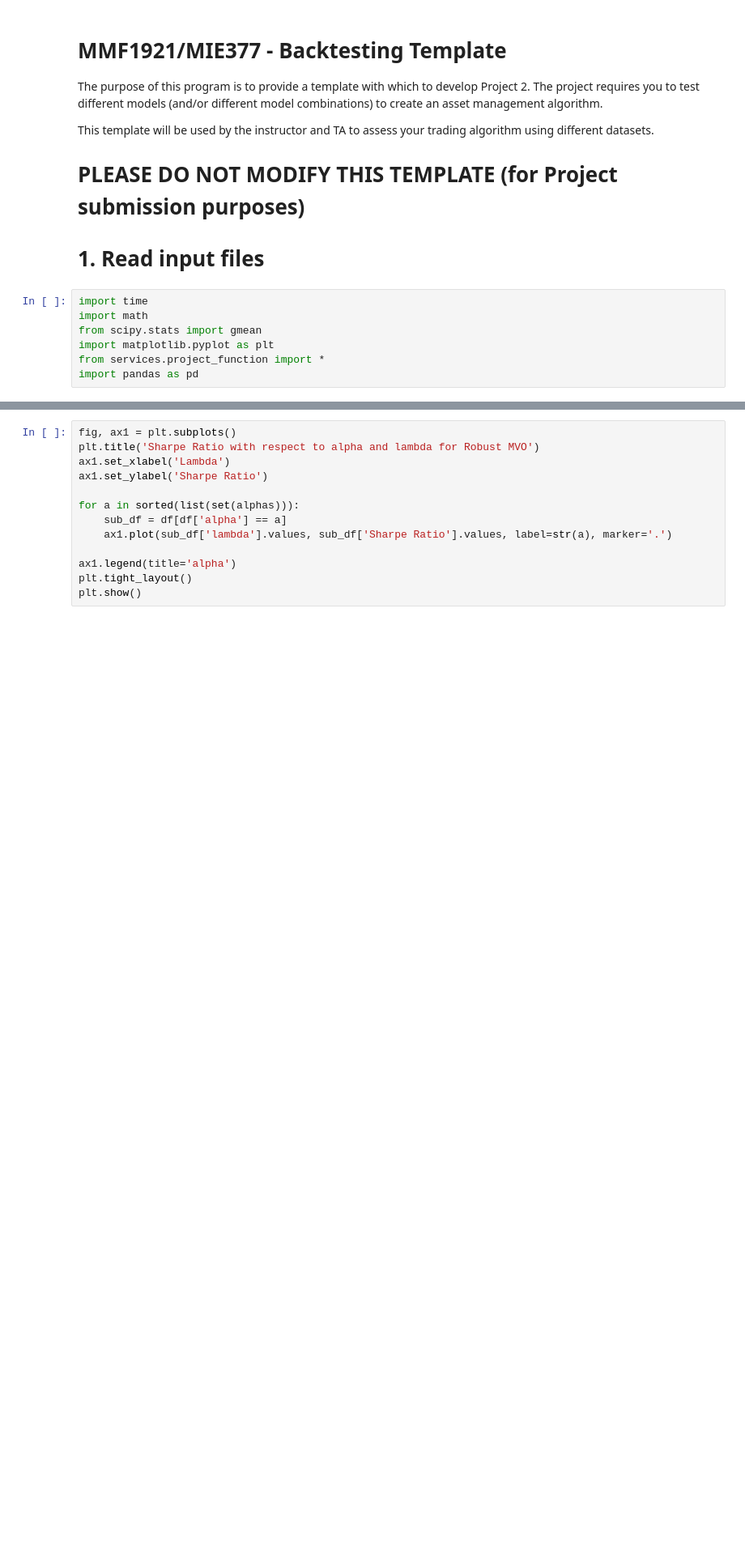
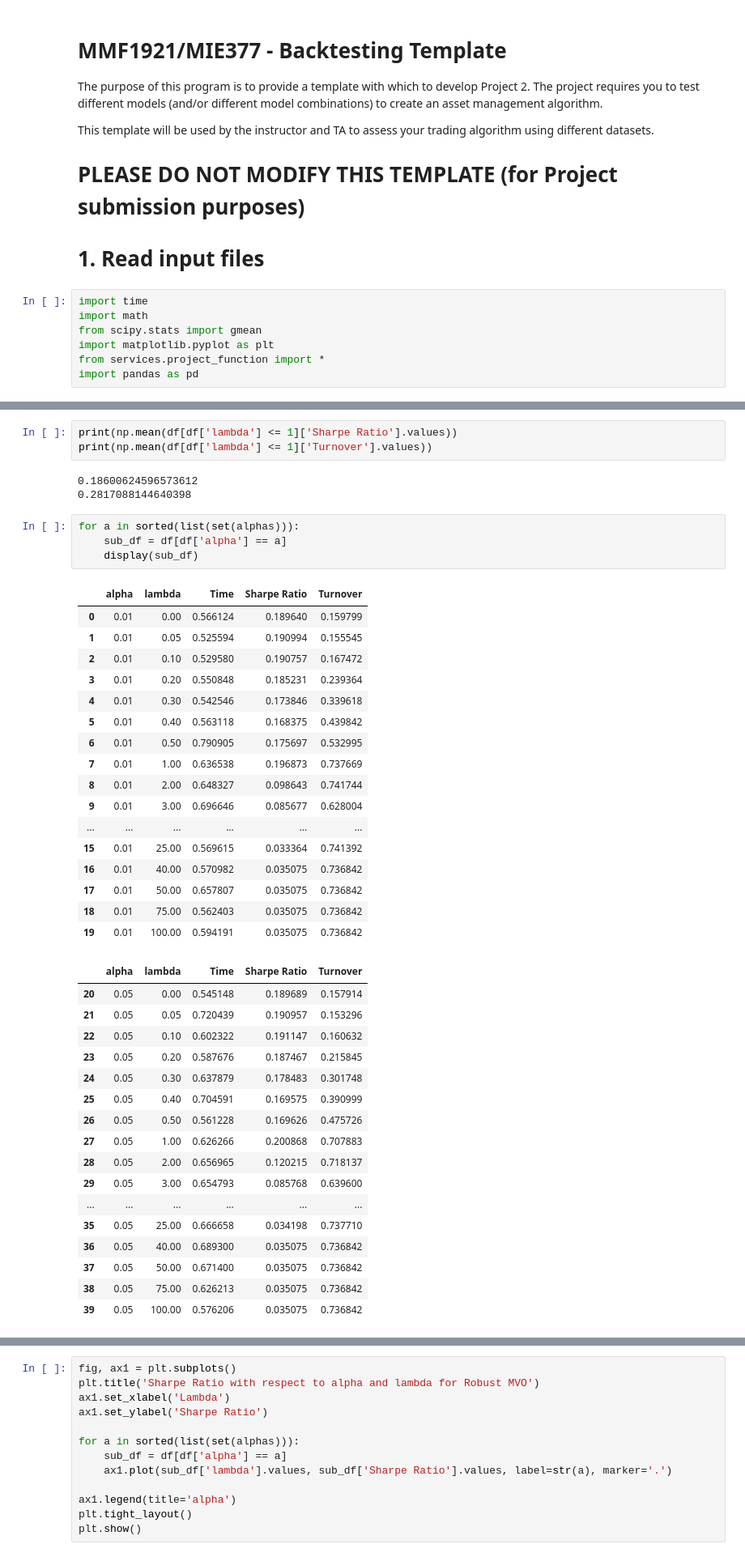
Before and after one commit to stephanieyflu/mie377-project1, a Jupyter notebook: Project 1 MATLAB/MIE377 - Project 1 Files/project_main_robust.ipynb, the cells around one changed output, grey strips where cells are left out. Shown: that part at 81% size. Drawn from its saved outputs; the diff is of its cells as text; blank space fills up the shorter version.

```diff
--- a/Project 1 MATLAB/MIE377 - Project 1 Files/project_main_robust.ipynb
+++ b/Project 1 MATLAB/MIE377 - Project 1 Files/project_main_robust.ipynb
@@ -210 +210,46 @@ df
 200 rows × 5 columns
+# %%
+print(np.mean(df[df['lambda'] <= 1]['Sharpe Ratio'].values))
+print(np.mean(df[df['lambda'] <= 1]['Turnover'].values))
+# %% [output]
+0.18600624596573612
+0.2817088144640398
+# %%
+for a in sorted(list(set(alphas))):
+    sub_df = df[df['alpha'] == a]
+    display(sub_df)
+# %% [output]
+|  | alpha | lambda | Time | Sharpe Ratio | Turnover |
+| 0 | 0.01 | 0.00 | 0.566124 | 0.189640 | 0.159799 |
+| 1 | 0.01 | 0.05 | 0.525594 | 0.190994 | 0.155545 |
+| 2 | 0.01 | 0.10 | 0.529580 | 0.190757 | 0.167472 |
+| 3 | 0.01 | 0.20 | 0.550848 | 0.185231 | 0.239364 |
+| 4 | 0.01 | 0.30 | 0.542546 | 0.173846 | 0.339618 |
+| 5 | 0.01 | 0.40 | 0.563118 | 0.168375 | 0.439842 |
+| 6 | 0.01 | 0.50 | 0.790905 | 0.175697 | 0.532995 |
+| 7 | 0.01 | 1.00 | 0.636538 | 0.196873 | 0.737669 |
+| 8 | 0.01 | 2.00 | 0.648327 | 0.098643 | 0.741744 |
+| 9 | 0.01 | 3.00 | 0.696646 | 0.085677 | 0.628004 |
+| ... | ... | ... | ... | ... | ... |
+| 15 | 0.01 | 25.00 | 0.569615 | 0.033364 | 0.741392 |
+| 16 | 0.01 | 40.00 | 0.570982 | 0.035075 | 0.736842 |
+| 17 | 0.01 | 50.00 | 0.657807 | 0.035075 | 0.736842 |
+| 18 | 0.01 | 75.00 | 0.562403 | 0.035075 | 0.736842 |
+| 19 | 0.01 | 100.00 | 0.594191 | 0.035075 | 0.736842 |
+|  | alpha | lambda | Time | Sharpe Ratio | Turnover |
+| 20 | 0.05 | 0.00 | 0.545148 | 0.189689 | 0.157914 |
+| 21 | 0.05 | 0.05 | 0.720439 | 0.190957 | 0.153296 |
+| 22 | 0.05 | 0.10 | 0.602322 | 0.191147 | 0.160632 |
+| 23 | 0.05 | 0.20 | 0.587676 | 0.187467 | 0.215845 |
+| 24 | 0.05 | 0.30 | 0.637879 | 0.178483 | 0.301748 |
+| 25 | 0.05 | 0.40 | 0.704591 | 0.169575 | 0.390999 |
+| 26 | 0.05 | 0.50 | 0.561228 | 0.169626 | 0.475726 |
+| 27 | 0.05 | 1.00 | 0.626266 | 0.200868 | 0.707883 |
+| 28 | 0.05 | 2.00 | 0.656965 | 0.120215 | 0.718137 |
+| 29 | 0.05 | 3.00 | 0.654793 | 0.085768 | 0.639600 |
+| ... | ... | ... | ... | ... | ... |
+| 35 | 0.05 | 25.00 | 0.666658 | 0.034198 | 0.737710 |
+| 36 | 0.05 | 40.00 | 0.689300 | 0.035075 | 0.736842 |
+| 37 | 0.05 | 50.00 | 0.671400 | 0.035075 | 0.736842 |
+| 38 | 0.05 | 75.00 | 0.626213 | 0.035075 | 0.736842 |
+| 39 | 0.05 | 100.00 | 0.576206 | 0.035075 | 0.736842 |
```
Also changed, not shown: parts of 3 cells of this notebook, 18 other files.
